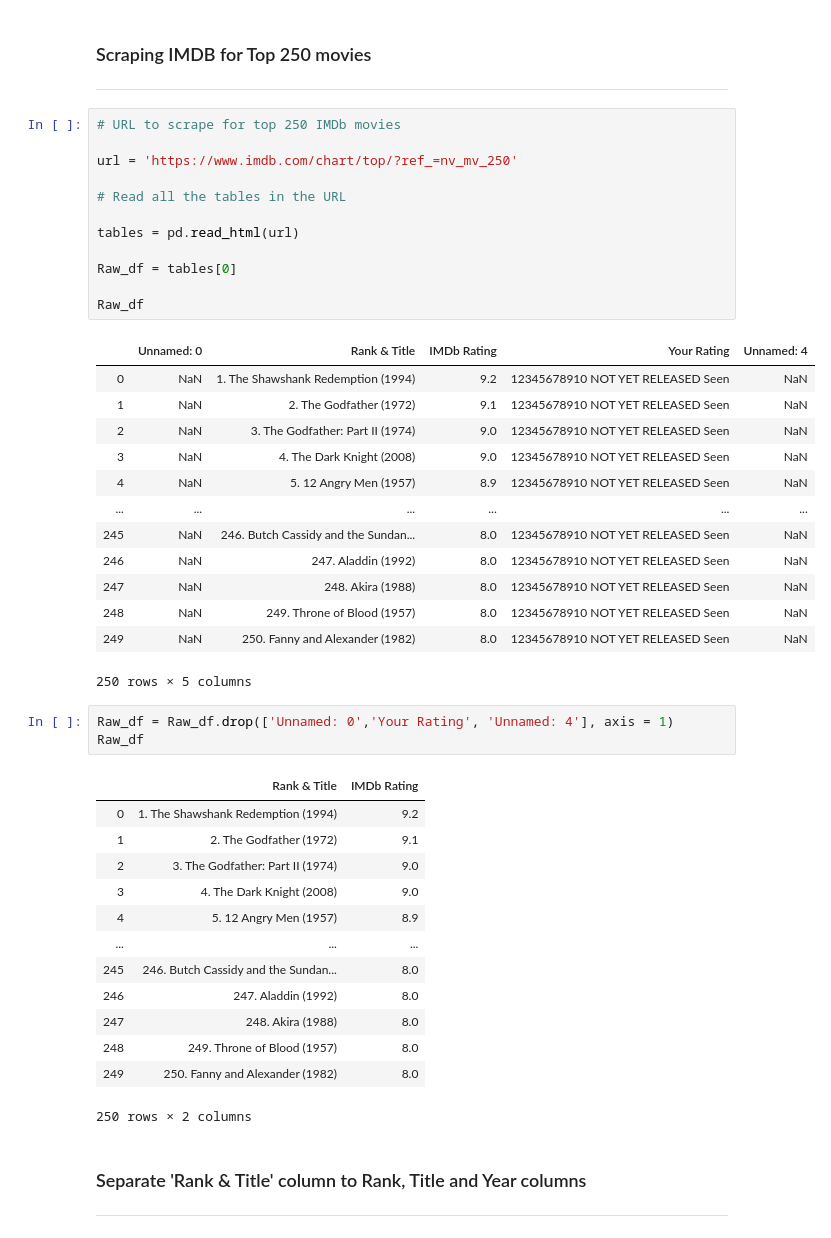
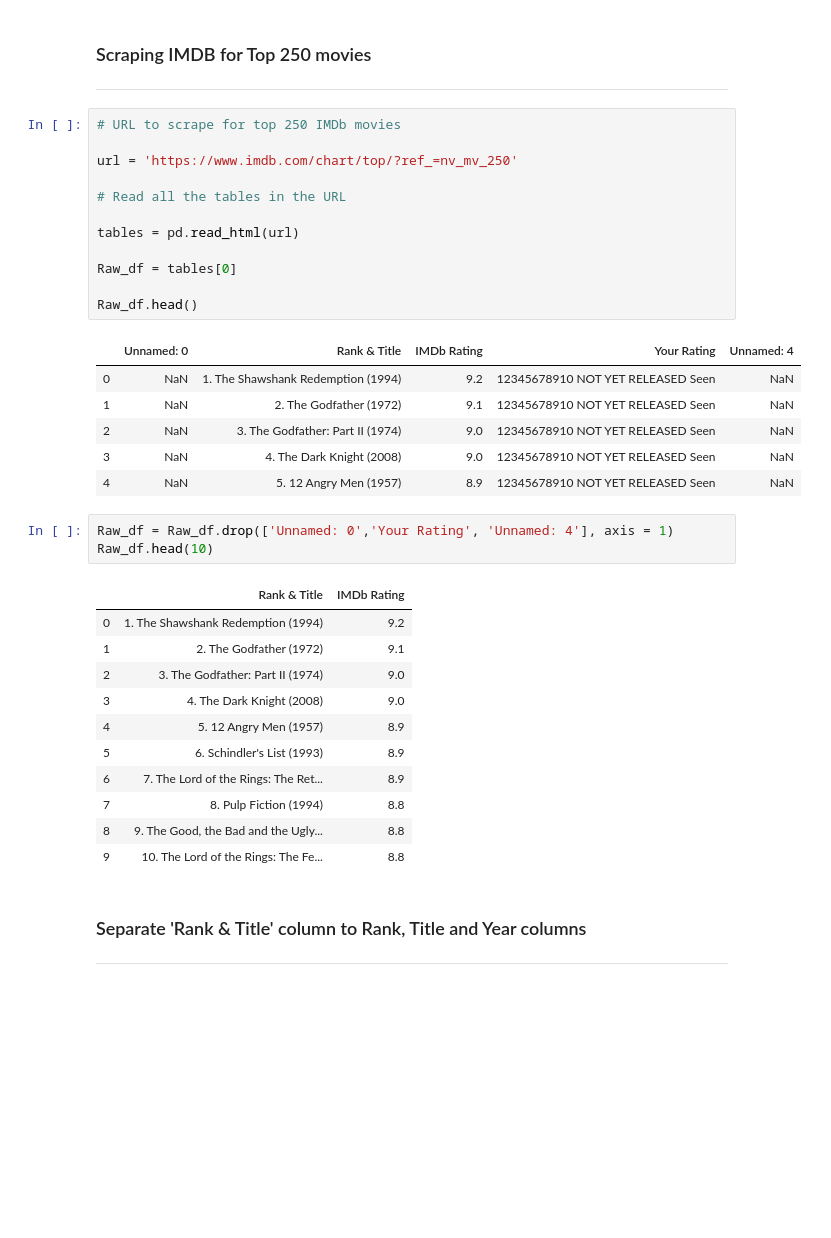
Before and after one commit to Latha-G/ETL-Project, a Jupyter notebook: Google scraping.ipynb, the cells around one changed output. Saved outputs shown, nothing was run; the diff lists cells and outputs as text; blank space fills up the shorter version.

```diff
--- a/Google scraping.ipynb
+++ b/Google scraping.ipynb
@@ -31,32 +31,25 @@ ___
 # %%
 # URL to scrape for top 250 IMDb movies
 
 url = 'https://www.imdb.com/chart/top/?ref_=nv_mv_250'
 
 # Read all the tables in the URL
 
 tables = pd.read_html(url)
 
 Raw_df = tables[0]
 
-Raw_df
+Raw_df.head()
 # %% [output]
 |  | Unnamed: 0 | Rank & Title | IMDb Rating | Your Rating | Unnamed: 4 |
 | 0 | NaN | 1. The Shawshank Redemption (1994) | 9.2 | 12345678910 NOT YET RELEASED Seen | NaN |
 | 1 | NaN | 2. The Godfather (1972) | 9.1 | 12345678910 NOT YET RELEASED Seen | NaN |
 | 2 | NaN | 3. The Godfather: Part II (1974) | 9.0 | 12345678910 NOT YET RELEASED Seen | NaN |
 | 3 | NaN | 4. The Dark Knight (2008) | 9.0 | 12345678910 NOT YET RELEASED Seen | NaN |
 | 4 | NaN | 5. 12 Angry Men (1957) | 8.9 | 12345678910 NOT YET RELEASED Seen | NaN |
-| ... | ... | ... | ... | ... | ... |
-| 245 | NaN | 246. Butch Cassidy and the Sundan... | 8.0 | 12345678910 NOT YET RELEASED Seen | NaN |
-| 246 | NaN | 247. Aladdin (1992) | 8.0 | 12345678910 NOT YET RELEASED Seen | NaN |
-| 247 | NaN | 248. Akira (1988) | 8.0 | 12345678910 NOT YET RELEASED Seen | NaN |
-| 248 | NaN | 249. Throne of Blood (1957) | 8.0 | 12345678910 NOT YET RELEASED Seen | NaN |
-| 249 | NaN | 250. Fanny and Alexander (1982) | 8.0 | 12345678910 NOT YET RELEASED Seen | NaN |
-250 rows × 5 columns
 # %%
 Raw_df = Raw_df.drop(['Unnamed: 0','Your Rating', 'Unnamed: 4'], axis = 1)
-Raw_df
+Raw_df.head(10)
 # %% [output]
 |  | Rank & Title | IMDb Rating |
 | 0 | 1. The Shawshank Redemption (1994) | 9.2 |
@@ -64,13 +57,11 @@ Raw_df
 | 2 | 3. The Godfather: Part II (1974) | 9.0 |
 | 3 | 4. The Dark Knight (2008) | 9.0 |
 | 4 | 5. 12 Angry Men (1957) | 8.9 |
-| ... | ... | ... |
-| 245 | 246. Butch Cassidy and the Sundan... | 8.0 |
-| 246 | 247. Aladdin (1992) | 8.0 |
-| 247 | 248. Akira (1988) | 8.0 |
-| 248 | 249. Throne of Blood (1957) | 8.0 |
-| 249 | 250. Fanny and Alexander (1982) | 8.0 |
+| 5 | 6. Schindler's List (1993) | 8.9 |
+| 6 | 7. The Lord of the Rings: The Ret... | 8.9 |
+| 7 | 8. Pulp Fiction (1994) | 8.8 |
+| 8 | 9. The Good, the Bad and the Ugly... | 8.8 |
+| 9 | 10. The Lord of the Rings: The Fe... | 8.8 |
-250 rows × 2 columns
 # %% [markdown]
 ### Separate 'Rank & Title' column to Rank, Title and Year columns
 ---
```
Also changed, not shown: parts of 17 cells of this notebook, 5 other files.
